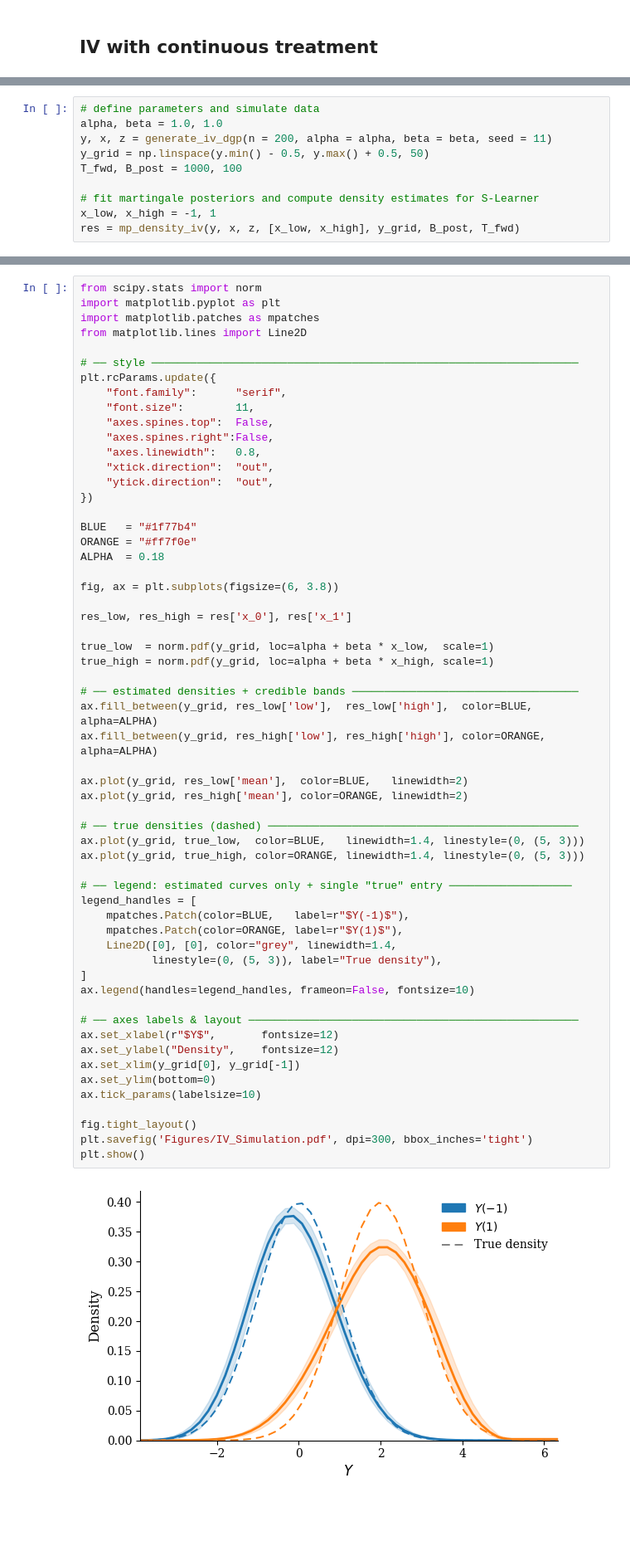
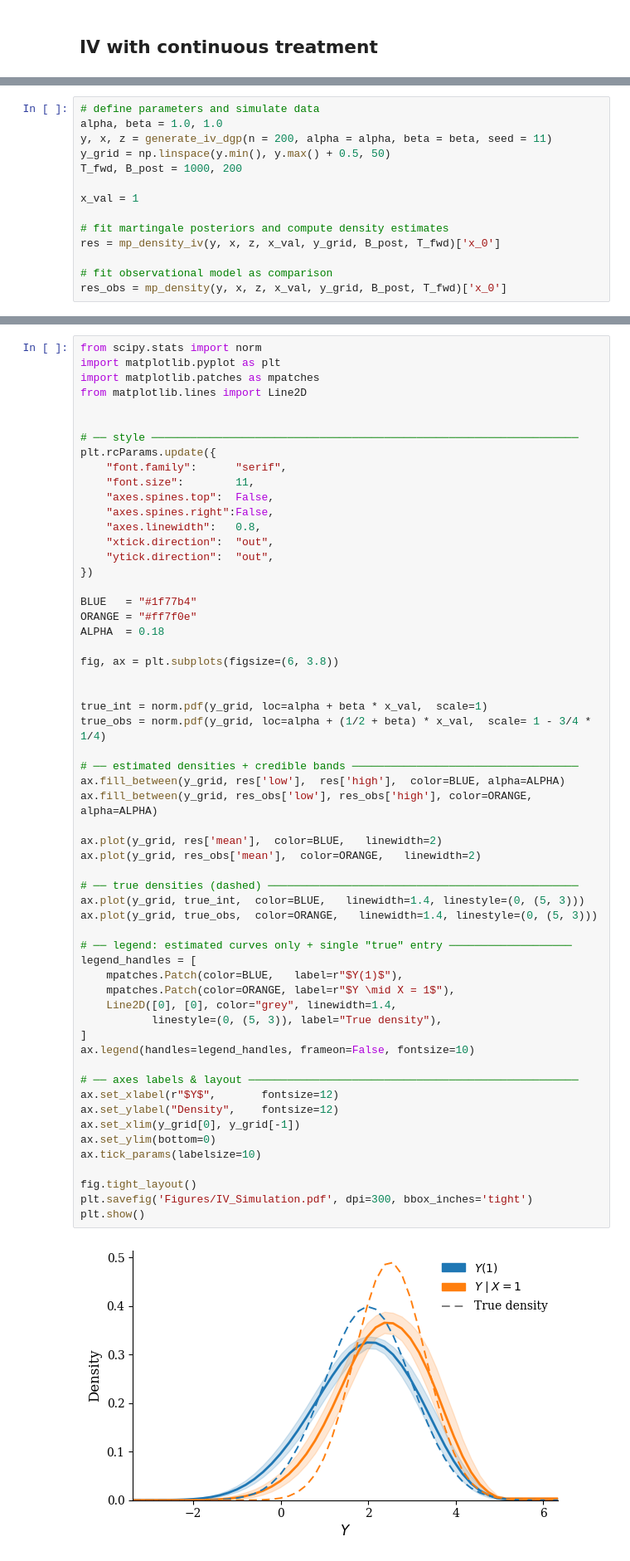
Before and after one commit to gregorsteiner/CausalMP, a Jupyter notebook: Simulated_Examples.ipynb, the cells around one changed output, grey strips where cells are left out. Shown at 83% size. Drawn from its saved outputs; the diff is of its cells as text; blank space fills up the shorter version.

Commit message:
Added observational comparison to example

```diff
--- a/Simulated_Examples.ipynb
+++ b/Simulated_Examples.ipynb
@@ -251,12 +251,16 @@ def generate_iv_dgp(
 # define parameters and simulate data
 alpha, beta = 1.0, 1.0
 y, x, z = generate_iv_dgp(n = 200, alpha = alpha, beta = beta, seed = 11)
-y_grid = np.linspace(y.min() - 0.5, y.max() + 0.5, 50)
-T_fwd, B_post = 1000, 100
+y_grid = np.linspace(y.min(), y.max() + 0.5, 50)
+T_fwd, B_post = 1000, 200
 
-# fit martingale posteriors and compute density estimates for S-Learner
-x_low, x_high = -1, 1
-res = mp_density_iv(y, x, z, [x_low, x_high], y_grid, B_post, T_fwd)
+x_val = 1
+
+# fit martingale posteriors and compute density estimates
+res = mp_density_iv(y, x, z, x_val, y_grid, B_post, T_fwd)['x_0']
+
+# fit observational model as comparison
+res_obs = mp_density(y, x, z, x_val, y_grid, B_post, T_fwd)['x_0']
 # %% [output]
 First-stage estimation:
   Estimated coefficients: [[0.05153533]
@@ -283,6 +284,7 @@ from scipy.stats import norm
 import matplotlib.pyplot as plt
 import matplotlib.patches as mpatches
 from matplotlib.lines import Line2D
+
 
 # ── style ──────────────────────────────────────────────────────────────────
 plt.rcParams.update({
@@ -299,42 +301,41 @@ BLUE   = "#1f77b4"
 ORANGE = "#ff7f0e"
 ALPHA  = 0.18
 
 fig, ax = plt.subplots(figsize=(6, 3.8))
 
-res_low, res_high = res['x_0'], res['x_1']
 
-true_low  = norm.pdf(y_grid, loc=alpha + beta * x_low,  scale=1)
-true_high = norm.pdf(y_grid, loc=alpha + beta * x_high, scale=1)
+true_int = norm.pdf(y_grid, loc=alpha + beta * x_val,  scale=1)
+true_obs = norm.pdf(y_grid, loc=alpha + (1/2 + beta) * x_val,  scale= 1 - 3/4 * 1/4)
 
 # ── estimated densities + credible bands ───────────────────────────────────
-ax.fill_between(y_grid, res_low['low'],  res_low['high'],  color=BLUE,   alpha=ALPHA)
-ax.fill_between(y_grid, res_high['low'], res_high['high'], color=ORANGE, alpha=ALPHA)
+ax.fill_between(y_grid, res['low'],  res['high'],  color=BLUE, alpha=ALPHA)
+ax.fill_between(y_grid, res_obs['low'], res_obs['high'], color=ORANGE, alpha=ALPHA)
 
-ax.plot(y_grid, res_low['mean'],  color=BLUE,   linewidth=2)
-ax.plot(y_grid, res_high['mean'], color=ORANGE, linewidth=2)
+ax.plot(y_grid, res['mean'],  color=BLUE,   linewidth=2)
+ax.plot(y_grid, res_obs['mean'],  color=ORANGE,   linewidth=2)
 
 # ── true densities (dashed) ────────────────────────────────────────────────
-ax.plot(y_grid, true_low,  color=BLUE,   linewidth=1.4, linestyle=(0, (5, 3)))
-ax.plot(y_grid, true_high, color=ORANGE, linewidth=1.4, linestyle=(0, (5, 3)))
+ax.plot(y_grid, true_int,  color=BLUE,   linewidth=1.4, linestyle=(0, (5, 3)))
+ax.plot(y_grid, true_obs,  color=ORANGE,   linewidth=1.4, linestyle=(0, (5, 3)))
 
 # ── legend: estimated curves only + single "true" entry ───────────────────
 legend_handles = [
-    mpatches.Patch(color=BLUE,   label=r"$Y(-1)$"),
-    mpatches.Patch(color=ORANGE, label=r"$Y(1)$"),
+    mpatches.Patch(color=BLUE,   label=r"$Y(1)$"),
+    mpatches.Patch(color=ORANGE, label=r"$Y \mid X = 1$"),
     Line2D([0], [0], color="grey", linewidth=1.4,
            linestyle=(0, (5, 3)), label="True density"),
 ]
 ax.legend(handles=legend_handles, frameon=False, fontsize=10)
 
 # ── axes labels & layout ───────────────────────────────────────────────────
 ax.set_xlabel(r"$Y$",       fontsize=12)
 ax.set_ylabel("Density",    fontsize=12)
 ax.set_xlim(y_grid[0], y_grid[-1])
 ax.set_ylim(bottom=0)
 ax.tick_params(labelsize=10)
 
 fig.tight_layout()
 plt.savefig('Figures/IV_Simulation.pdf', dpi=300, bbox_inches='tight')
 plt.show()
 # %% [output]
-[figure, old version]
+[figure, new version]
```
Also changed, not shown: parts of 3 cells of this notebook, 2 other files.
